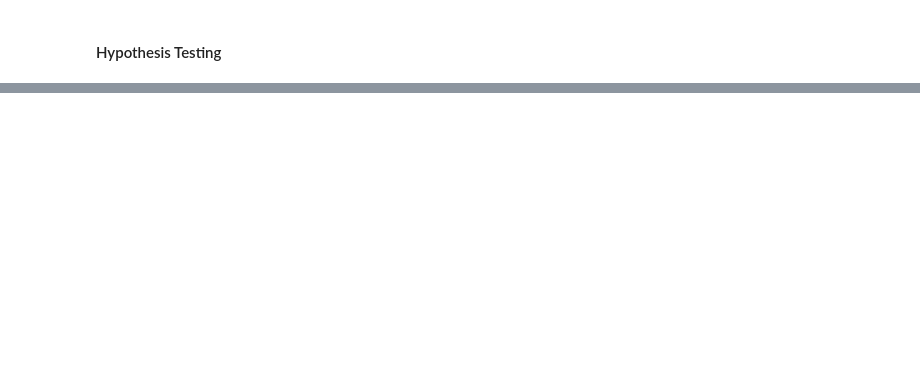
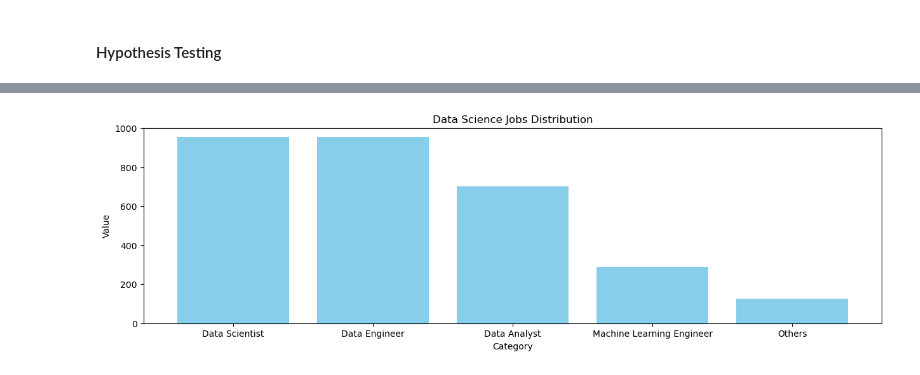
Before and after one commit to davidfakolujo/Data-601-Project, a Jupyter notebook: Data 601 Project.ipynb, the cells around one changed output, grey strips where cells are left out. Cells and saved outputs as stored; diff of their text form; code cells hidden in the pictures; blank space fills up the shorter version.

Commit message:
Merged to include my visualizations

```diff
--- a/Data 601 Project.ipynb
+++ b/Data 601 Project.ipynb
@@ -352 +357,15 @@ The pvalue of the t-test is: 7.5721355275083655e-56
 'There is a significant difference between the salaries of Data Scientist and Data Analyst'
+# %%
+#finding the top 5 data science industry positions
+job_total = df['job_title'].value_counts()
+# %%
+#creating a bar chart that shows the distribution of job titles
+
+plt.figure(figsize=(15, 4))
+plt.bar(job_total[:5].index, job_total[:5].values, color='skyblue')
+plt.title("Data Science Jobs Distribution")
+plt.xlabel("Category")
+plt.ylabel("Value")
+plt.show()
+# %% [output]
+[figure, added]
```
Also changed, not shown: parts of 12 cells of this notebook.
